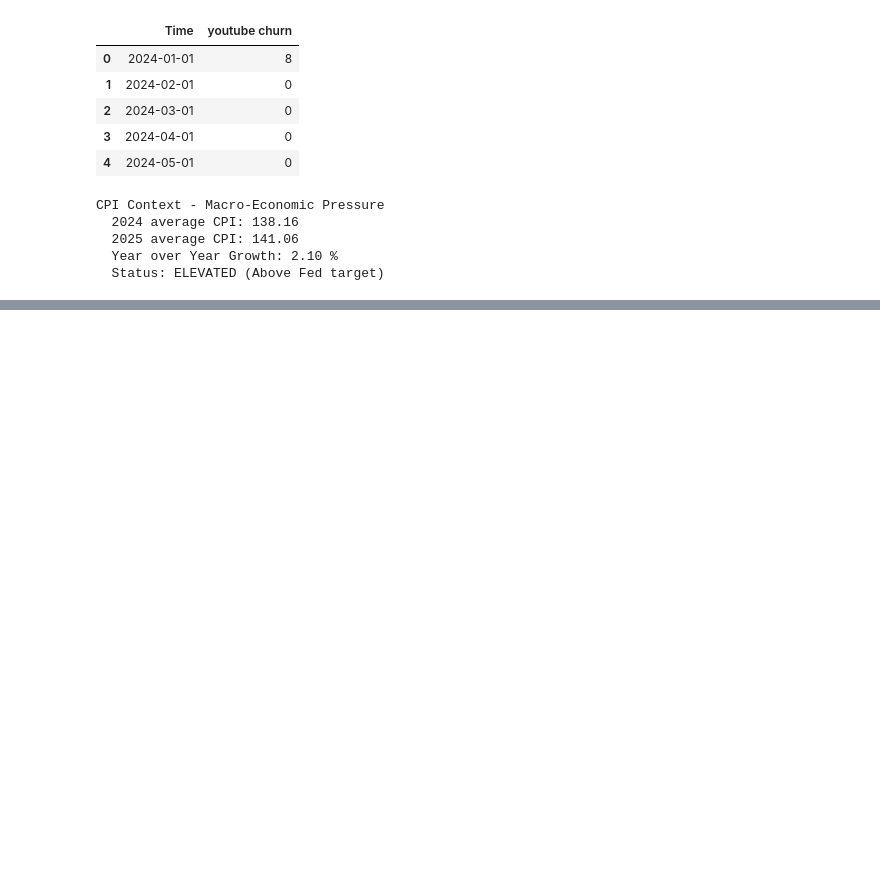
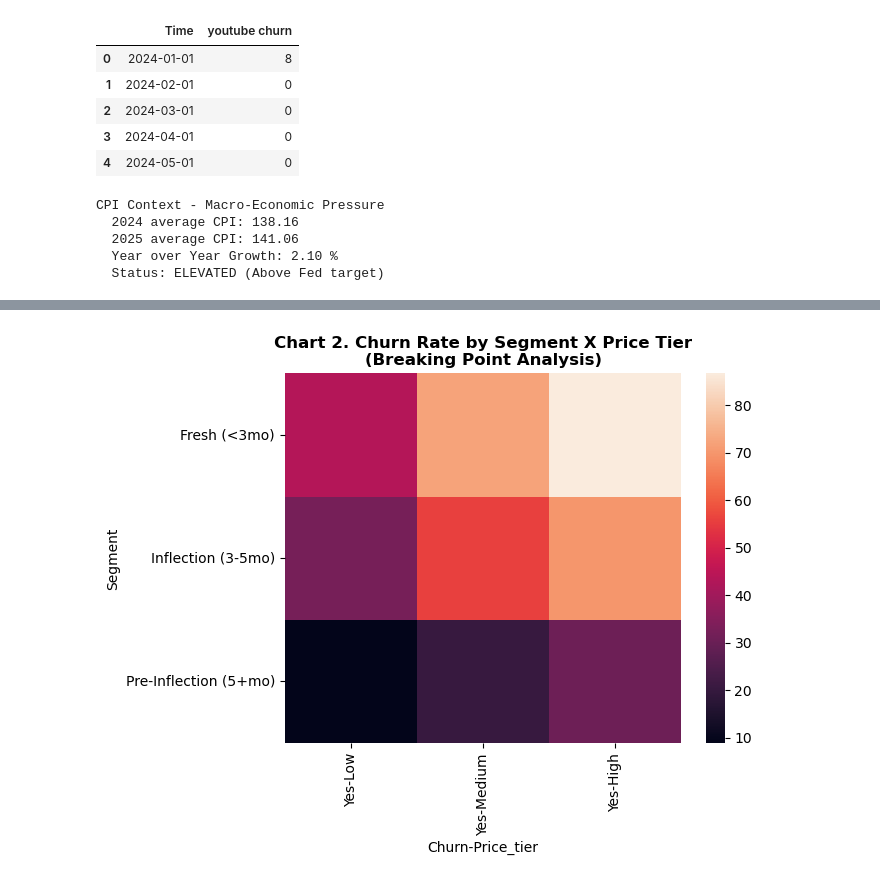
Before and after one commit to coolmich0904/YOUTUBE_CHURN_PRICE_RISK, a Jupyter notebook: notebooks/eda_01_macro_economic.ipynb, the cells around one changed output, grey strips where cells are left out. Saved outputs shown, nothing was run; the diff lists cells and outputs as text; code cells hidden in the pictures; blank space fills up the shorter version.

```diff
--- a/notebooks/eda_01_macro_economic.ipynb
+++ b/notebooks/eda_01_macro_economic.ipynb
@@ -211,0 +327,14 @@ increase = ((nov_churn - sep_churn) / sep_churn * 100)
+# %%
+# 2. Segment X Price Tier Interaction (Heatmap)
+
+# transition into wide type table from row stacked table
+pivot_yes = pivot_result[['Yes']].unstack()
+
+fig, ax = plt.subplots()
+segment_churn.mul(100).plot(kind='bar', color=['#1f77b4', '#ff7f0e', '#d62728'])
+ax.set_title('Chart 2. Churn Rate by Segment X Price Tier\n(Breaking Point Analysis)', fontsize=12, fontweight='bold')
+
+sns.heatmap(pivot_yes)
+plt.show()
+# %% [output]
+[figure, added]
```
Also changed, not shown: parts of 17 cells of this notebook, 1 other file.
